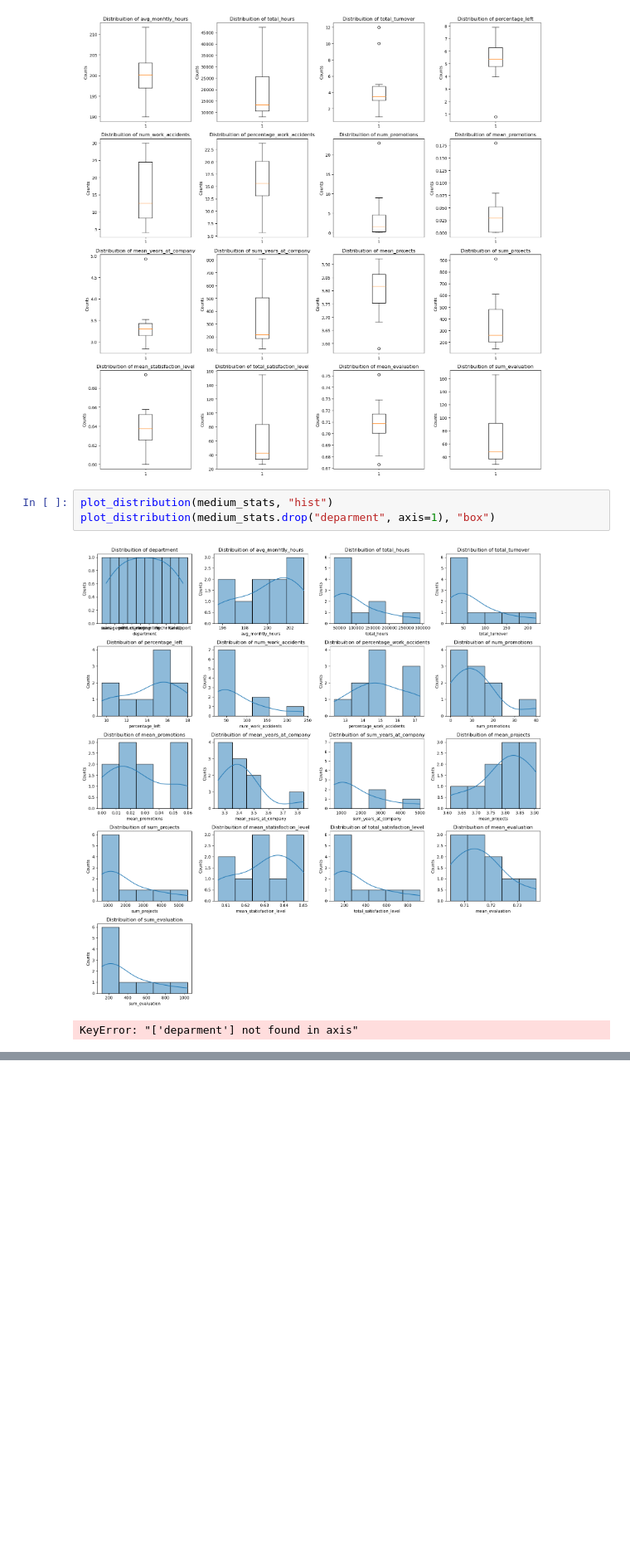
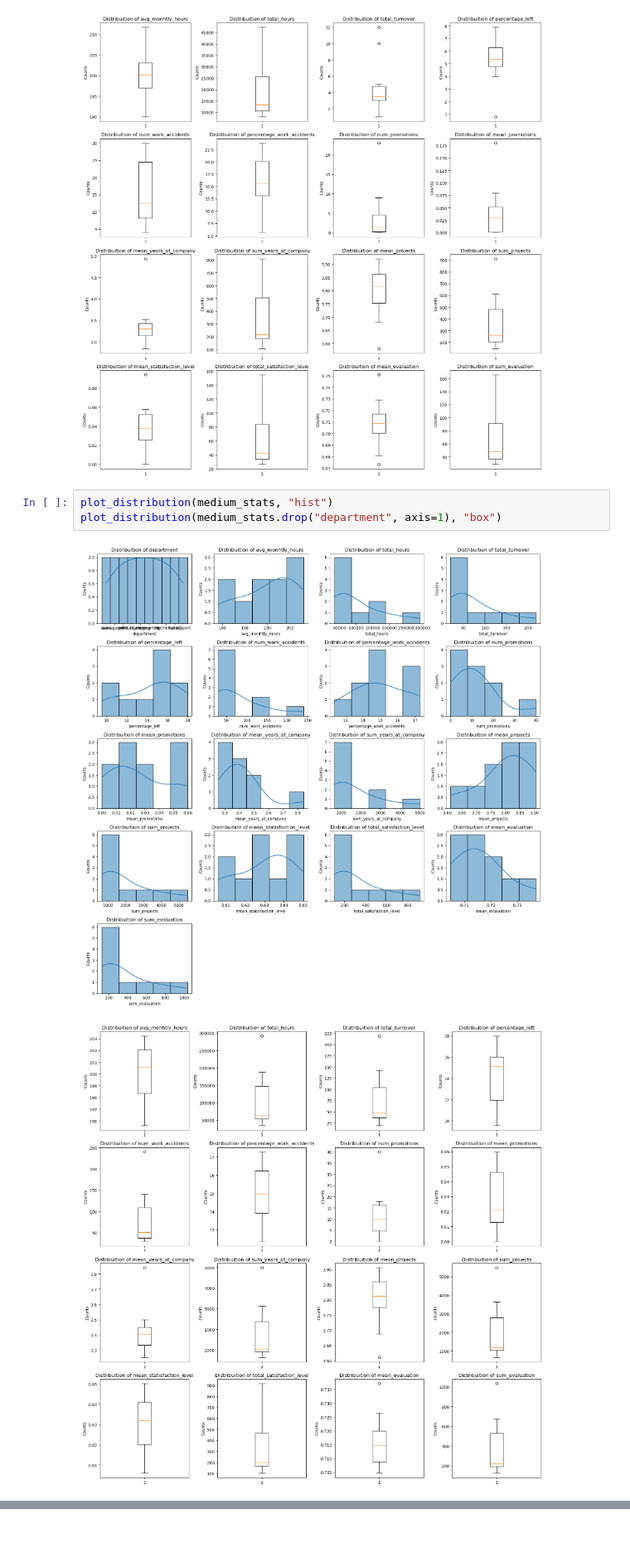
Before and after one commit to MaukanMir/HR-Capstone-Analysis, a Jupyter notebook: training.ipynb, the cells around one changed output, grey strips where cells are left out. Shown at 83% size. Cells and saved outputs as stored; diff of their text form; blank space fills up the shorter version.

Commit message:
added new visuals

```diff
--- a/training.ipynb
+++ b/training.ipynb
@@ -420,7 +420,7 @@ plot_distribution(high_stats.drop("department", axis=1), "box")
 [figure]
 # %%
 plot_distribution(medium_stats, "hist")
-plot_distribution(medium_stats.drop("deparment", axis=1), "box")
+plot_distribution(medium_stats.drop("department", axis=1), "box")
 # %% [output]
 [figure]
-KeyError: "['deparment'] not found in axis"
+[figure, added]
```
Also changed, not shown: parts of 1 cell of this notebook.
